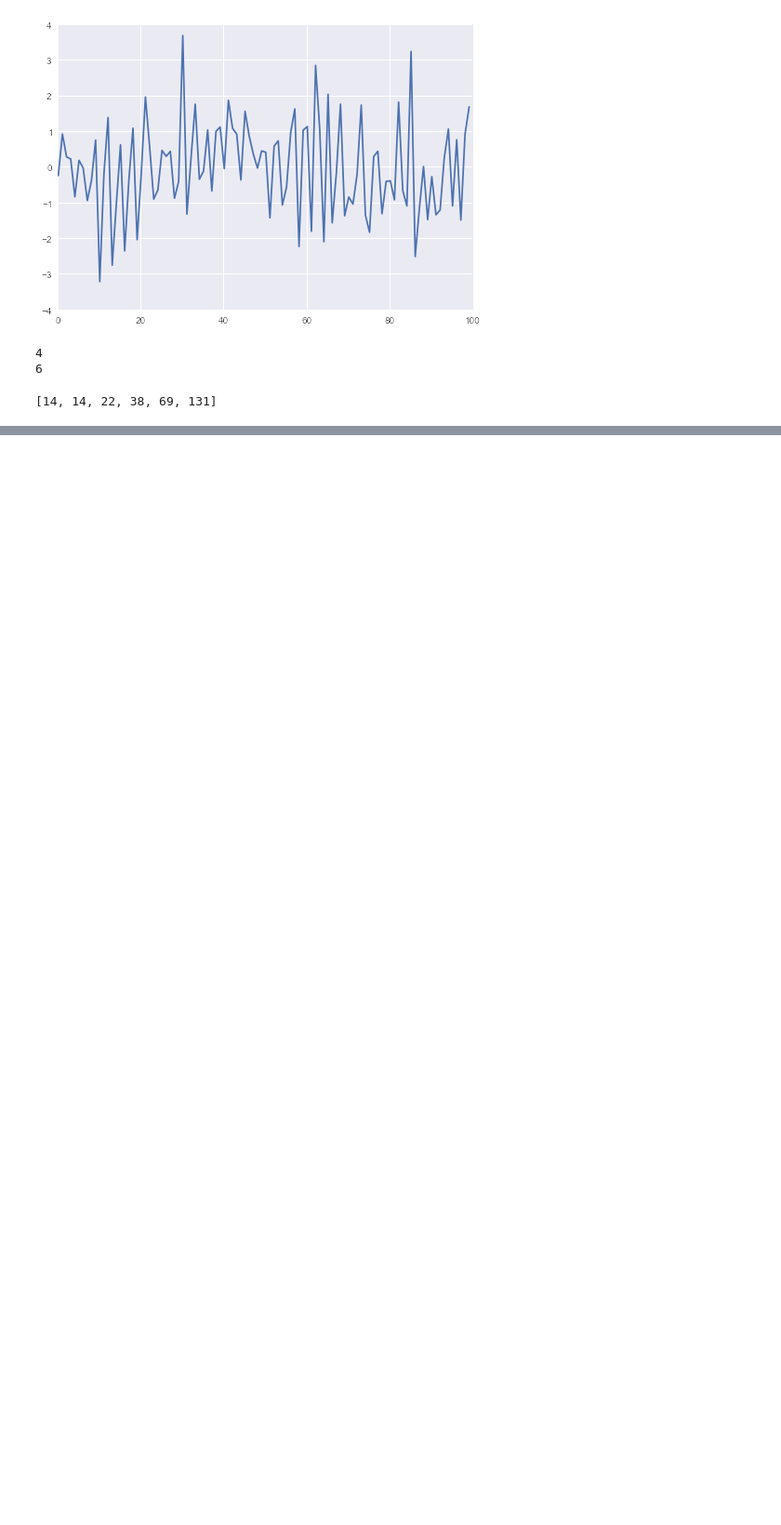
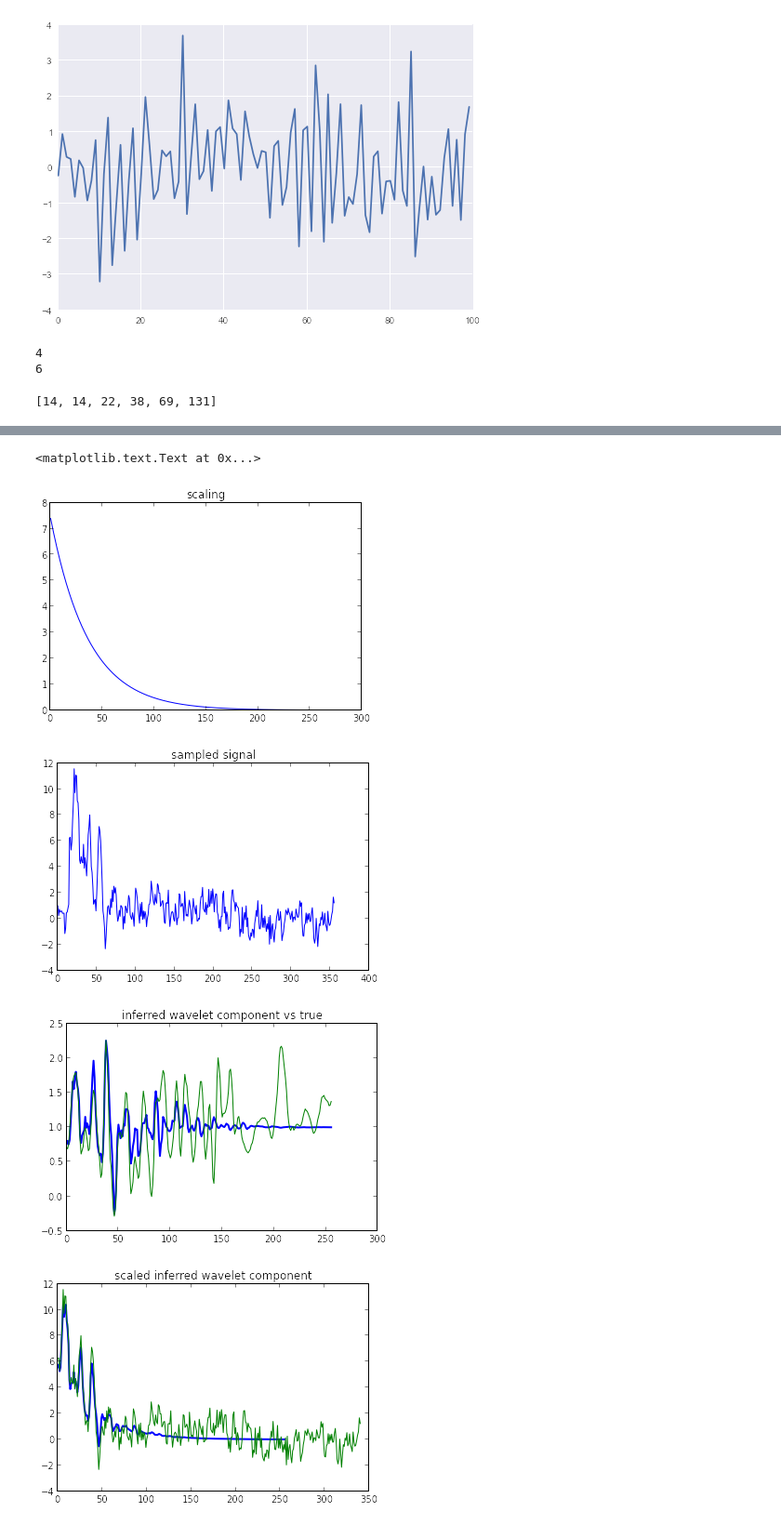
Before and after one commit to davmre/sigvisa, a Jupyter notebook: notebooks/marginalized_wavelet_model_single_exact.ipynb, the cells around one changed output, grey strips where cells are left out. Shown at 93% size. Cells and saved outputs as stored; diff of their text form; code cells hidden in the pictures; blank space fills up the shorter version.

```diff
--- a/notebooks/marginalized_wavelet_model_single_exact.ipynb
+++ b/notebooks/marginalized_wavelet_model_single_exact.ipynb
@@ -320,0 +333,28 @@ print t3-t2
+# %%
+m = tssm.component_means(z)
+# %%
+
+plot(template)
+title("scaling")
+figure()
+plot(z)
+title("sampled signal")
+figure()
+plot(m[0], lw=2)
+plot(w)
+title("inferred wavelet component vs true")
+
+figure()
+plot(m[0]*template, lw=2)
+plot(z[15:])
+title("scaled inferred wavelet component")
+
+figure()
+plot(m[1])
+title("inferred noise")
+# %% [output]
+<matplotlib.text.Text at 0x...>
+[figure, added]
+[figure, added]
+[figure, added]
+[figure, added]
```
Also changed, not shown: parts of 9 cells of this notebook, 1 other file.
